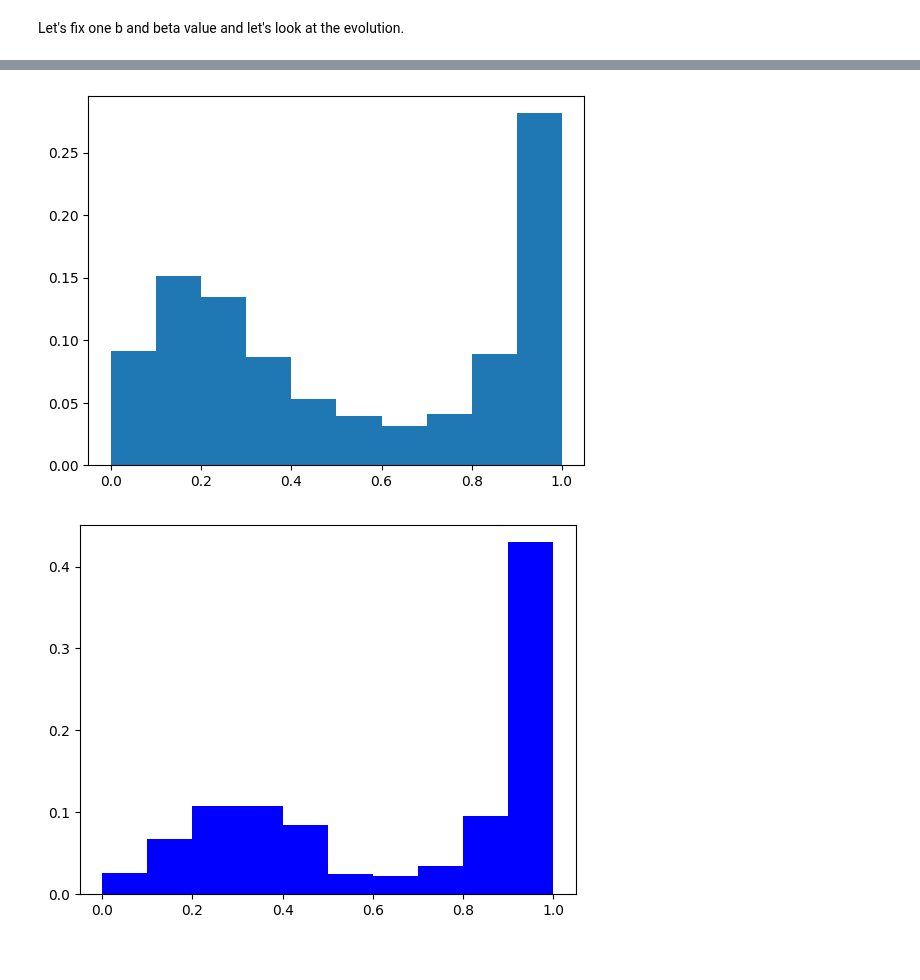
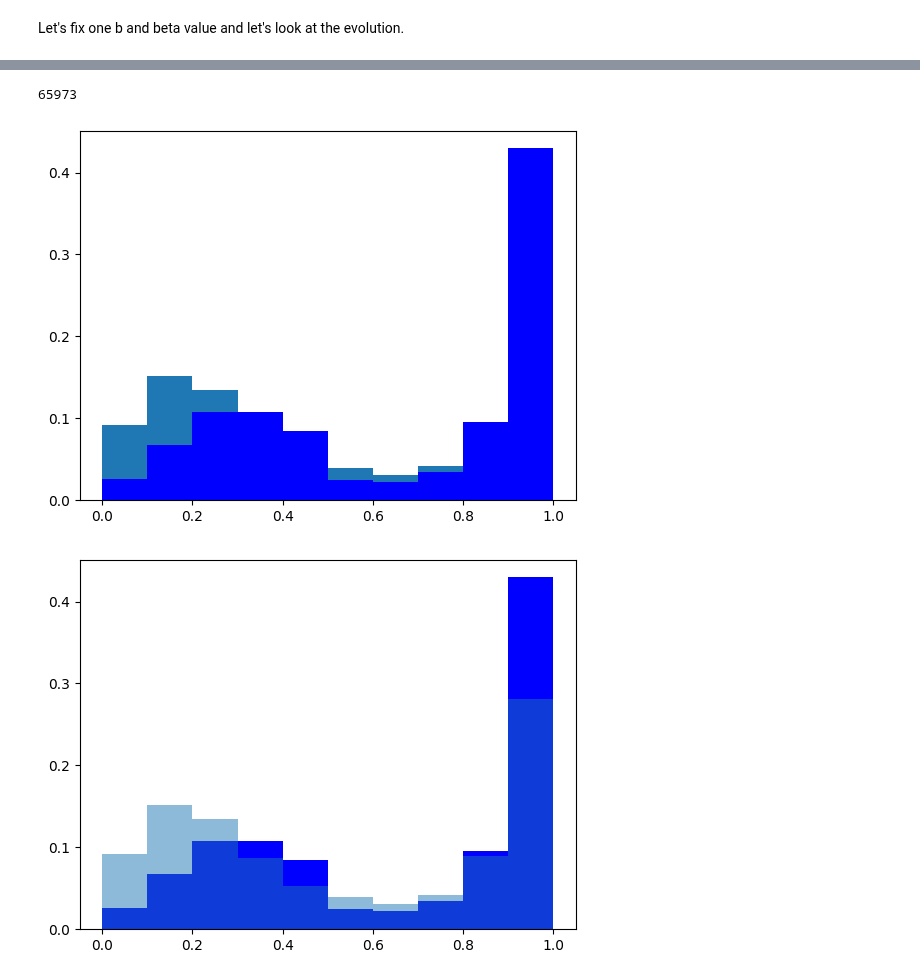
Before and after one commit to Nikoleta-v3/conditional-cooperation-with-longer-memory, a Jupyter notebook: notebooks/Counting and Reactive.ipynb, the cells around one changed output, grey strips where cells are left out. Saved outputs shown, nothing was run; the diff lists cells and outputs as text; code cells hidden in the pictures.

```diff
--- a/notebooks/Counting and Reactive.ipynb
+++ b/notebooks/Counting and Reactive.ipynb
@@ -15,10 +55,16 @@ counting2 = counting2[(counting2['beta'] == 1) & (counting2['c'] == 0.3)]
+# %%
+len(counting2.index)
+# %% [output]
+65973
 # %%
 plt.hist(counting2['cooperation'], weights=counting2['frequencies norm']);
 
-# plt.hist(reactive2['cooperation'], color='blue', weights=reactive2['frequencies norm']);
+plt.hist(reactive2['cooperation'], color='blue', weights=reactive2['frequencies norm']);
 # %% [output]
-[figure, old version]
+[figure, new version]
 # %%
 plt.hist(reactive2['cooperation'], color='blue', weights=reactive2['frequencies norm']);
+
+plt.hist(counting2['cooperation'], weights=counting2['frequencies norm'], alpha=0.5);
 # %% [output]
-[figure, old version]
+[figure, new version]
```
Also changed, not shown: parts of 13 cells of this notebook, 22 other files.
